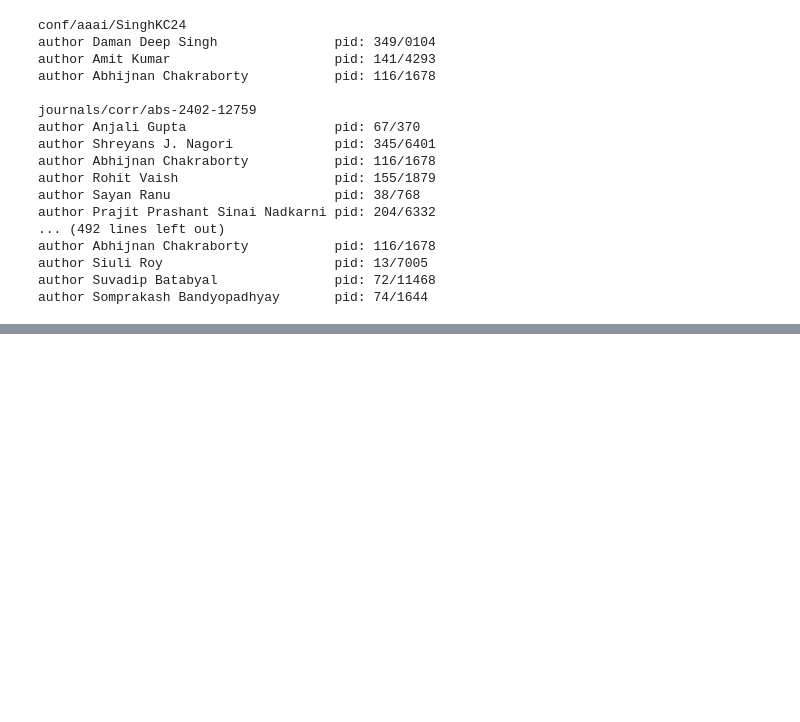
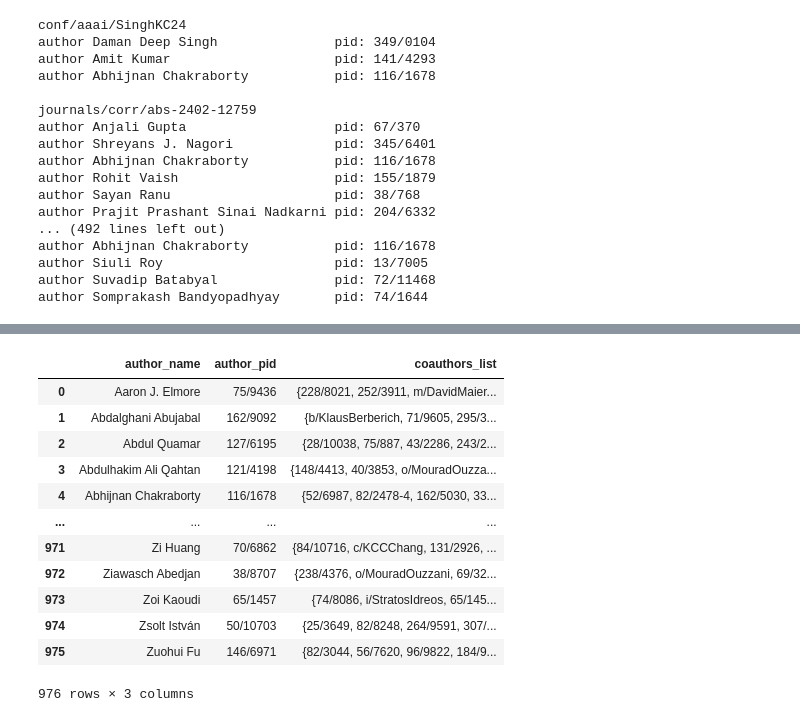
Before and after one commit to CopsEatingDonuts/collabnetwork, a Jupyter notebook: notebook.ipynb, the cells around one changed output, grey strips where cells are left out. Drawn from its saved outputs; the diff is of its cells as text; code cells hidden in the pictures; blank space fills up the shorter version.

Commit message:
data prepared for analysis

```diff
--- a/notebook.ipynb
+++ b/notebook.ipynb
@@ -86,3 +79,34 @@ author Abhijnan Chakraborty           pid: 116/1678
 author Siuli Roy                      pid: 13/7005
 author Suvadip Batabyal               pid: 72/11468
 author Somprakash Bandyopadhyay       pid: 74/1644
+# %%
+collab_network_list = []
+
+for i in range(0, len(scientists)):
+    url = scientists.iloc[i]['dblp']
+    r = requests.get(url[:-4] + 'xml').text
+
+    try:
+        root = ET.fromstring(r)
+
+    except:
+        print(root) #problematic entries
+        continue
+
+    author_pid = root.attrib['pid'] #figure out the pid of the author
+    author_name = root.attrib['name']
+
+    coauthors = []
+
+    for j in range(0, len(root)):
+        if root[j].tag == 'r': #only look at article entries
+            #print(root[i][0].attrib['key']) #article name
+            for k in range(0, len(root[j][0])):
+                if root[j][0][k].tag == 'author': #coauthors
+                    #print(root[i][0][j].tag, "{0:<30}".format(root[i][0][j].text), 'pid: ' + root[i][0][j].attrib['pid'])
+                    coauthors.append(root[j][0][k].attrib['pid'])
+
+    coauthors = set(coauthors) #remove duplicates
+    collab_network_list.append([author_name, author_pid, coauthors])
+
+collab_network_csv = pd.DataFrame(collab_network_list, columns = ['author_name', 'author_pid', 'coauthors_list'])
@@ -88,0 +131,16 @@ author Somprakash Bandyopadhyay       pid: 74/1644
+# %%
+collab_network_csv #lost 244 rows bruhh
+# %% [output]
+|  | author_name | author_pid | coauthors_list |
+| 0 | Aaron J. Elmore | 75/9436 | {228/8021, 252/3911, m/DavidMaier... |
+| 1 | Abdalghani Abujabal | 162/9092 | {b/KlausBerberich, 71/9605, 295/3... |
+| 2 | Abdul Quamar | 127/6195 | {28/10038, 75/887, 43/2286, 243/2... |
+| 3 | Abdulhakim Ali Qahtan | 121/4198 | {148/4413, 40/3853, o/MouradOuzza... |
+| 4 | Abhijnan Chakraborty | 116/1678 | {52/6987, 82/2478-4, 162/5030, 33... |
+| ... | ... | ... | ... |
+| 971 | Zi Huang | 70/6862 | {84/10716, c/KCCChang, 131/2926, ... |
+| 972 | Ziawasch Abedjan | 38/8707 | {238/4376, o/MouradOuzzani, 69/32... |
+| 973 | Zoi Kaoudi | 65/1457 | {74/8086, i/StratosIdreos, 65/145... |
+| 974 | Zsolt István | 50/10703 | {25/3649, 82/8248, 264/9591, 307/... |
+| 975 | Zuohui Fu | 146/6971 | {82/3044, 56/7620, 96/9822, 184/9... |
+976 rows × 3 columns
```
Also changed, not shown: parts of 6 cells of this notebook, 1 other file.
